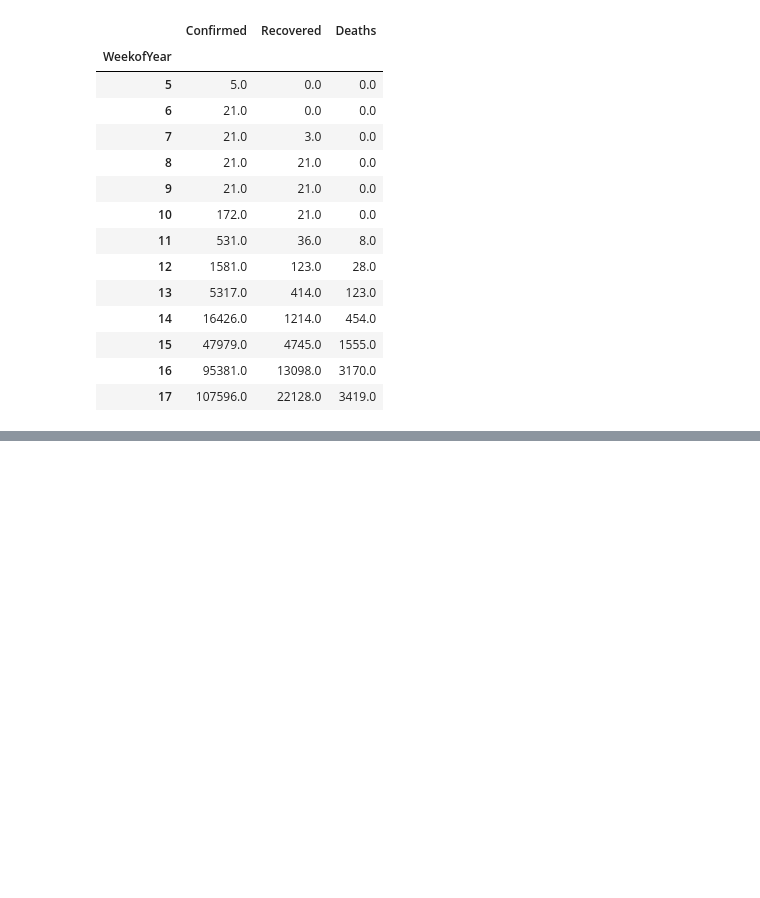
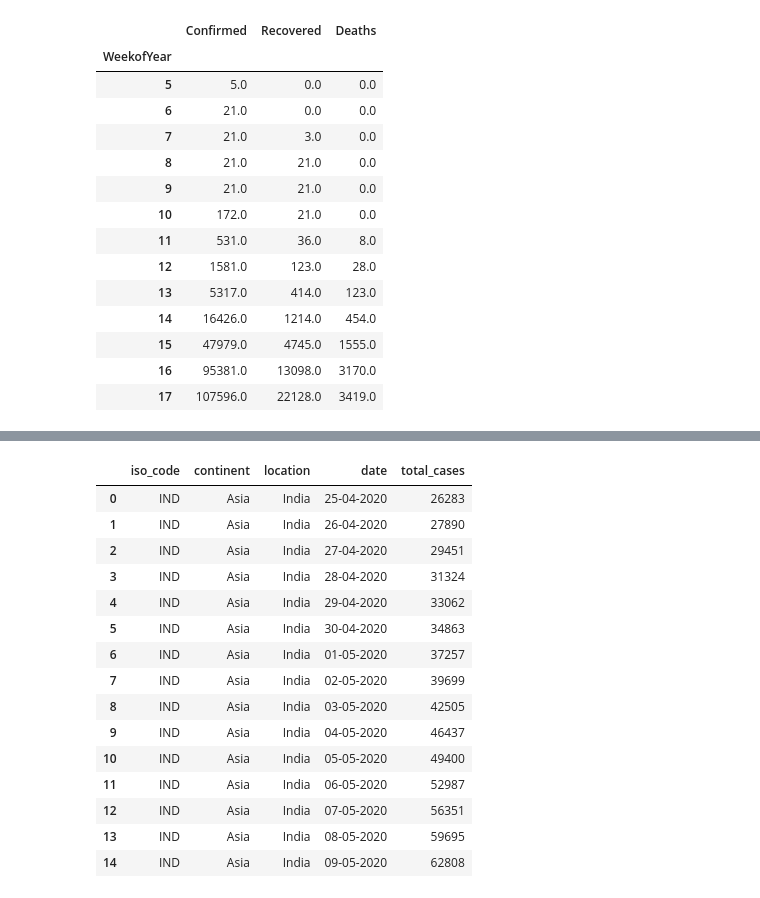
Before and after one commit to balaji1702/covid19caseprrediction, a Jupyter notebook: case forecasting and prediction.ipynb, the cells around one changed output, grey strips where cells are left out. Saved outputs shown, nothing was run; the diff lists cells and outputs as text; code cells hidden in the pictures; blank space fills up the shorter version.

```diff
--- a/case forecasting and prediction.ipynb
+++ b/case forecasting and prediction.ipynb
@@ -307,0 +351,21 @@ plt.show()
+# %%
+ actualdata= pd.read_csv("actualdata.csv")
+# %%
+  actualdata
+# %% [output]
+|  | iso_code | continent | location | date | total_cases |
+| 0 | IND | Asia | India | 25-04-2020 | 26283 |
+| 1 | IND | Asia | India | 26-04-2020 | 27890 |
+| 2 | IND | Asia | India | 27-04-2020 | 29451 |
+| 3 | IND | Asia | India | 28-04-2020 | 31324 |
+| 4 | IND | Asia | India | 29-04-2020 | 33062 |
+| 5 | IND | Asia | India | 30-04-2020 | 34863 |
+| 6 | IND | Asia | India | 01-05-2020 | 37257 |
+| 7 | IND | Asia | India | 02-05-2020 | 39699 |
+| 8 | IND | Asia | India | 03-05-2020 | 42505 |
+| 9 | IND | Asia | India | 04-05-2020 | 46437 |
+| 10 | IND | Asia | India | 05-05-2020 | 49400 |
+| 11 | IND | Asia | India | 06-05-2020 | 52987 |
+| 12 | IND | Asia | India | 07-05-2020 | 56351 |
+| 13 | IND | Asia | India | 08-05-2020 | 59695 |
+| 14 | IND | Asia | India | 09-05-2020 | 62808 |
```
Also changed, not shown: parts of 17 cells of this notebook.
